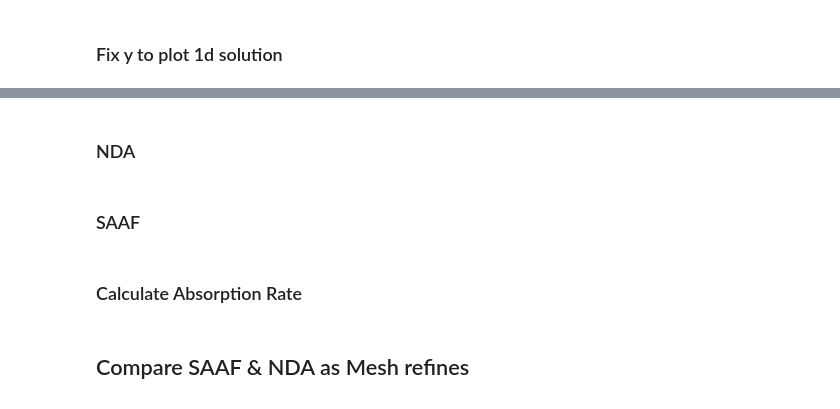
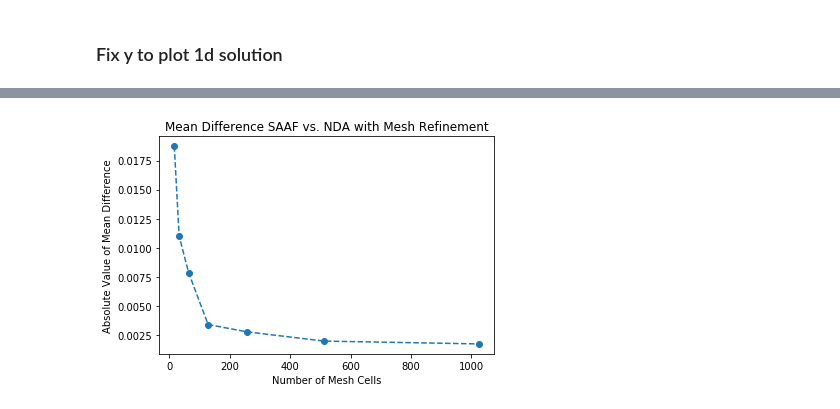
Before and after one commit to marissachanlatte/gallo, a Jupyter notebook: docs/Analysis.ipynb, the cells around one changed output, grey strips where cells are left out. Drawn from its saved outputs; the diff is of its cells as text; code cells hidden in the pictures.

Commit message:
Absorption convergence study.

```diff
--- a/docs/Analysis.ipynb
+++ b/docs/Analysis.ipynb
@@ -120,2 +177,0 @@ source = np.ones((num_groups, num_elts))
-# %% [markdown]
-### NDA
@@ -127,2 +177,0 @@ nda_phis = solver.solve(source)
-# %% [markdown]
-### SAAF
@@ -134,5 +178,17 @@ saaf_phis = solver.solve(source)
-# %% [markdown]
-### Calculate Absorption Rate
+# %%
+err = []
+for i in range(7):
+    err.append(np.mean(np.abs(nda[i] - saaf[i])))
+err = np.array(err)
+x = 2**x
+# %%
+plt.plot(x, err, linestyle="--", marker='o')
+plt.title("Mean Difference SAAF vs. NDA with Mesh Refinement")
+plt.ylabel("Absolute Value of Mean Difference")
+plt.xlabel("Number of Mesh Cells")
+plt.show()
+# %% [output]
+[figure, added]
 # %%
 def calculate_absorption(grid, mats, phi, group_id):
     triang = grid.setup_triangulation()
@@ -153,2 +202,0 @@ saaf_abs
-# %% [markdown]
-## Compare SAAF & NDA as Mesh refines
```
Also changed, not shown: parts of 22 cells of this notebook.
